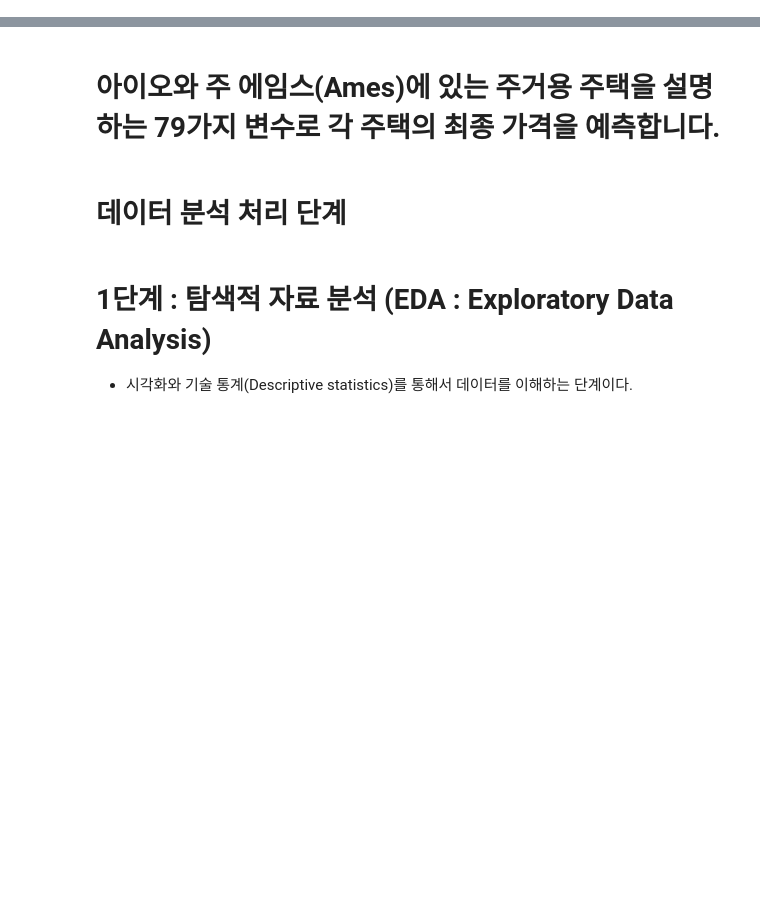
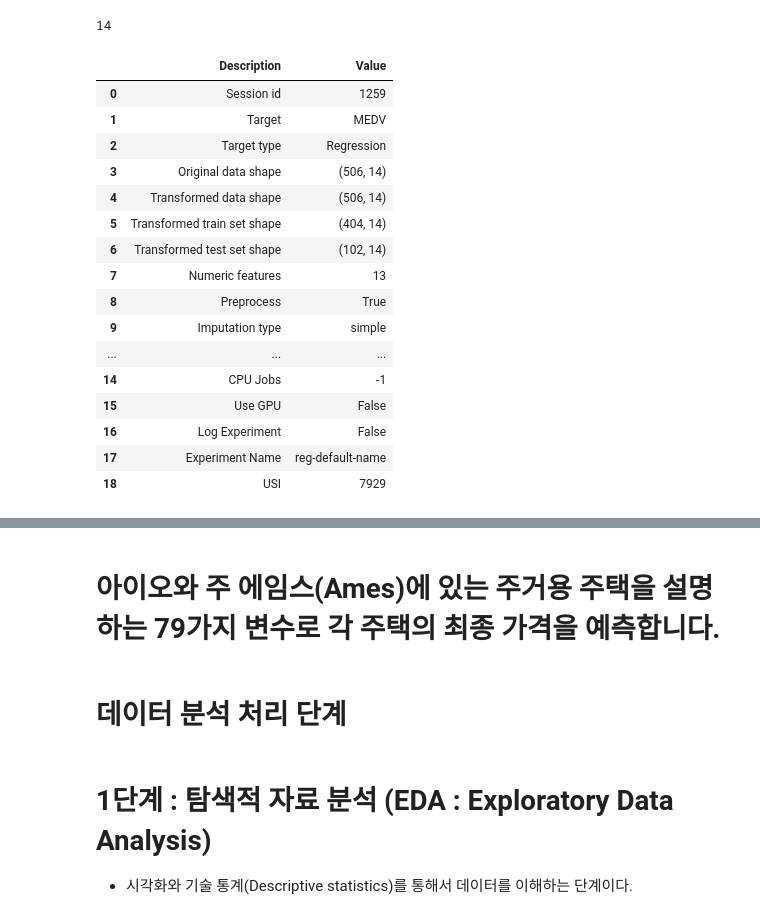
Before and after one commit to zerosum99/nh_lecture, a Jupyter notebook: nhfire-main_final/데이터분석_4교시_주택가격_수치값만 사용_pycaret.ipynb, the cells around one changed output, grey strips where cells are left out. Cells and saved outputs as stored; diff of their text form; code cells hidden in the pictures; blank space fills up the shorter version.

```diff
--- a/nhfire-main_final/데이터분석_4교시_주택가격_수치값만 사용_pycaret.ipynb
+++ b/nhfire-main_final/데이터분석_4교시_주택가격_수치값만 사용_pycaret.ipynb
@@ -0,0 +6,30 @@
+# %%
+path = './data/boston_housing/housing.csv'
+# %%
+column_names = ['CRIM', 'ZN', 'INDUS', 'CHAS', 'NOX', 'RM', 'AGE',
+                'DIS', 'RAD', 'TAX', 'PTRATIO', 'B', 'LSTAT', 'MEDV']
+print(len(column_names))
+# %% [output]
+14
+# %%
+data = pd.read_csv(path, header=None, delimiter=r"\s+", names=column_names)
+# %%
+sup = setup(data, target = 'MEDV', train_size = 0.8)
+# %% [output]
+|  | Description | Value |
+| 0 | Session id | 1259 |
+| 1 | Target | MEDV |
+| 2 | Target type | Regression |
+| 3 | Original data shape | (506, 14) |
+| 4 | Transformed data shape | (506, 14) |
+| 5 | Transformed train set shape | (404, 14) |
+| 6 | Transformed test set shape | (102, 14) |
+| 7 | Numeric features | 13 |
+| 8 | Preprocess | True |
+| 9 | Imputation type | simple |
+| ... | ... | ... |
+| 14 | CPU Jobs | -1 |
+| 15 | Use GPU | False |
+| 16 | Log Experiment | False |
+| 17 | Experiment Name | reg-default-name |
+| 18 | USI | 7929 |
```
Also changed, not shown: parts of 4 cells of this notebook.
